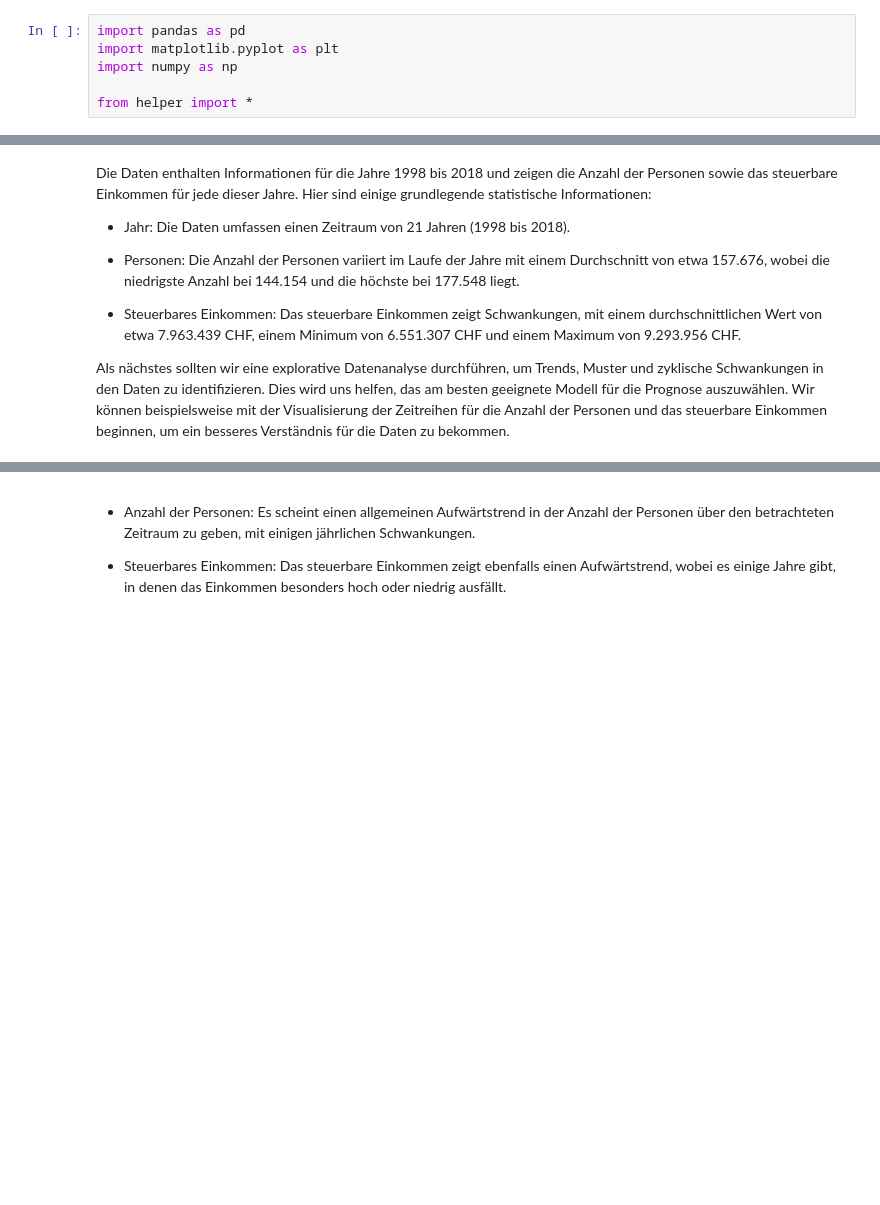
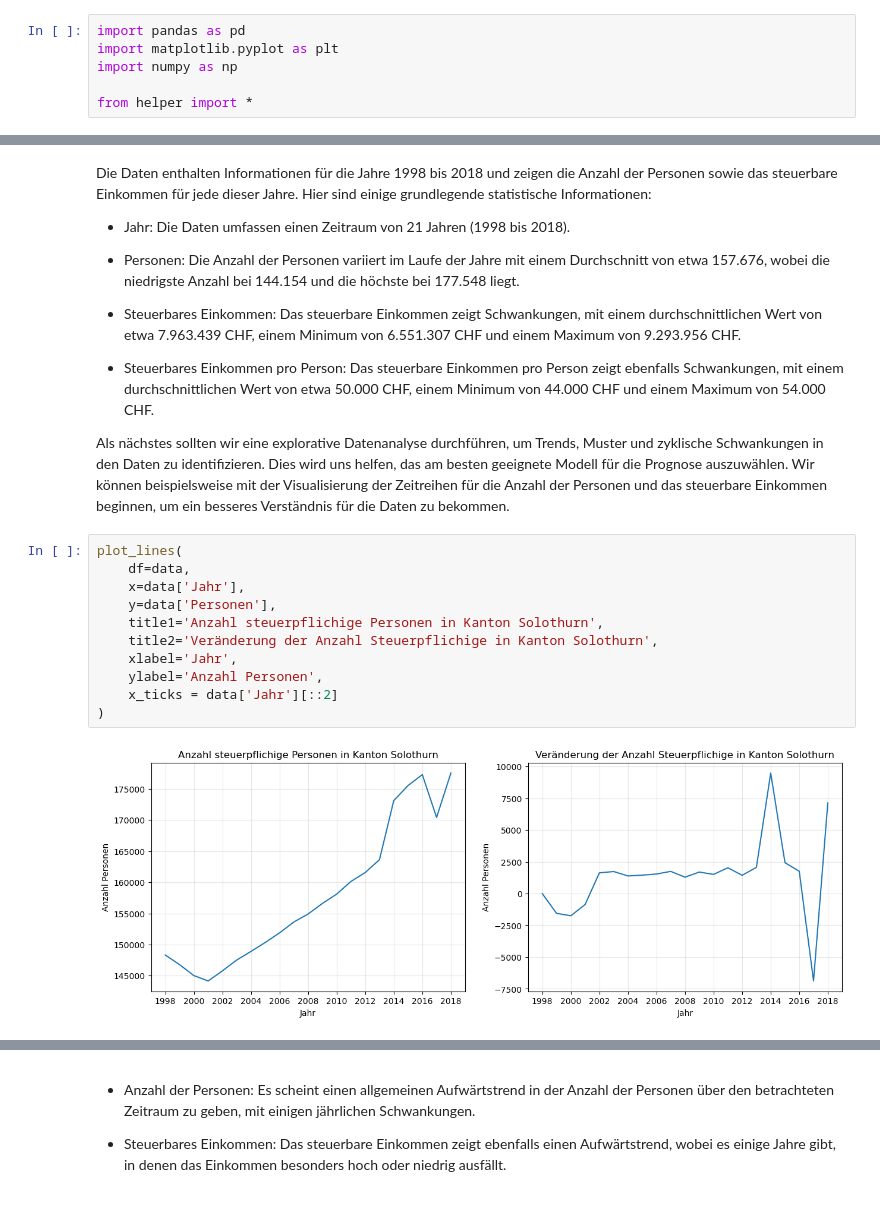
Before and after one commit to alexschillingfhnw/spz-omc, a Jupyter notebook: Notebooks/file_1.ipynb, the cells around one changed output, grey strips where cells are left out. Drawn from its saved outputs; the diff is of its cells as text; blank space fills up the shorter version.

```diff
--- a/Notebooks/file_1.ipynb
+++ b/Notebooks/file_1.ipynb
@@ -45,4 +47,19 @@ Die Daten enthalten Informationen für die Jahre 1998 bis 2018 und zeigen die An
 
 - Steuerbares Einkommen: Das steuerbare Einkommen zeigt Schwankungen, mit einem durchschnittlichen Wert von etwa 7.963.439 CHF, einem Minimum von 6.551.307 CHF und einem Maximum von 9.293.956 CHF.
 
+- Steuerbares Einkommen pro Person: Das steuerbare Einkommen pro Person zeigt ebenfalls Schwankungen, mit einem durchschnittlichen Wert von etwa 50.000 CHF, einem Minimum von 44.000 CHF und einem Maximum von 54.000 CHF.
+
 Als nächstes sollten wir eine explorative Datenanalyse durchführen, um Trends, Muster und zyklische Schwankungen in den Daten zu identifizieren. Dies wird uns helfen, das am besten geeignete Modell für die Prognose auszuwählen. Wir können beispielsweise mit der Visualisierung der Zeitreihen für die Anzahl der Personen und das steuerbare Einkommen beginnen, um ein besseres Verständnis für die Daten zu bekommen.
+# %%
+plot_lines(
+    df=data,
+    x=data['Jahr'],
+    y=data['Personen'],
+    title1='Anzahl steuerpflichige Personen in Kanton Solothurn',
+    title2='Veränderung der Anzahl Steuerpflichige in Kanton Solothurn',
+    xlabel='Jahr',
+    ylabel='Anzahl Personen',
+    x_ticks = data['Jahr'][::2]
+)
+# %% [output]
+[figure, added]
```
Also changed, not shown: parts of 52 cells of this notebook.
